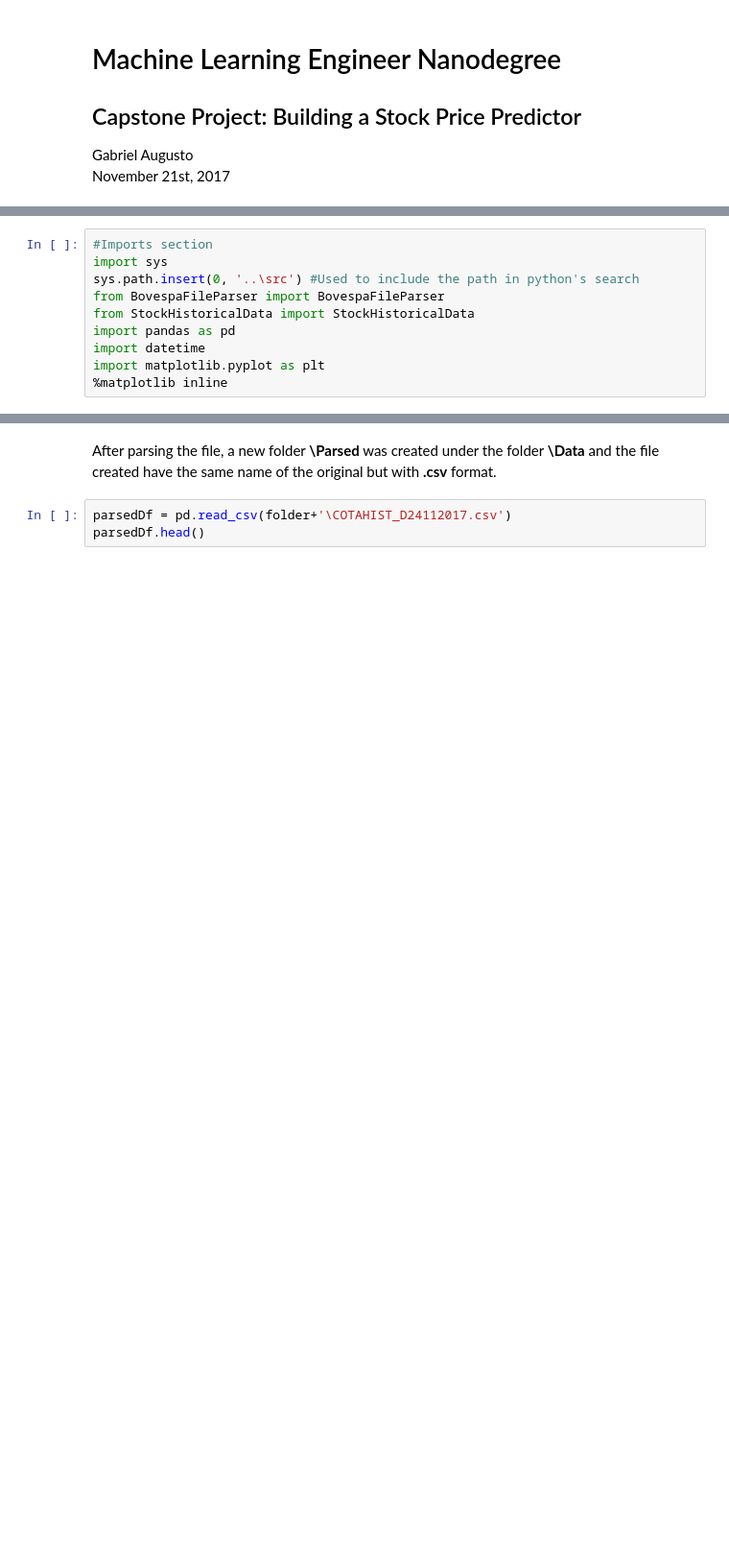
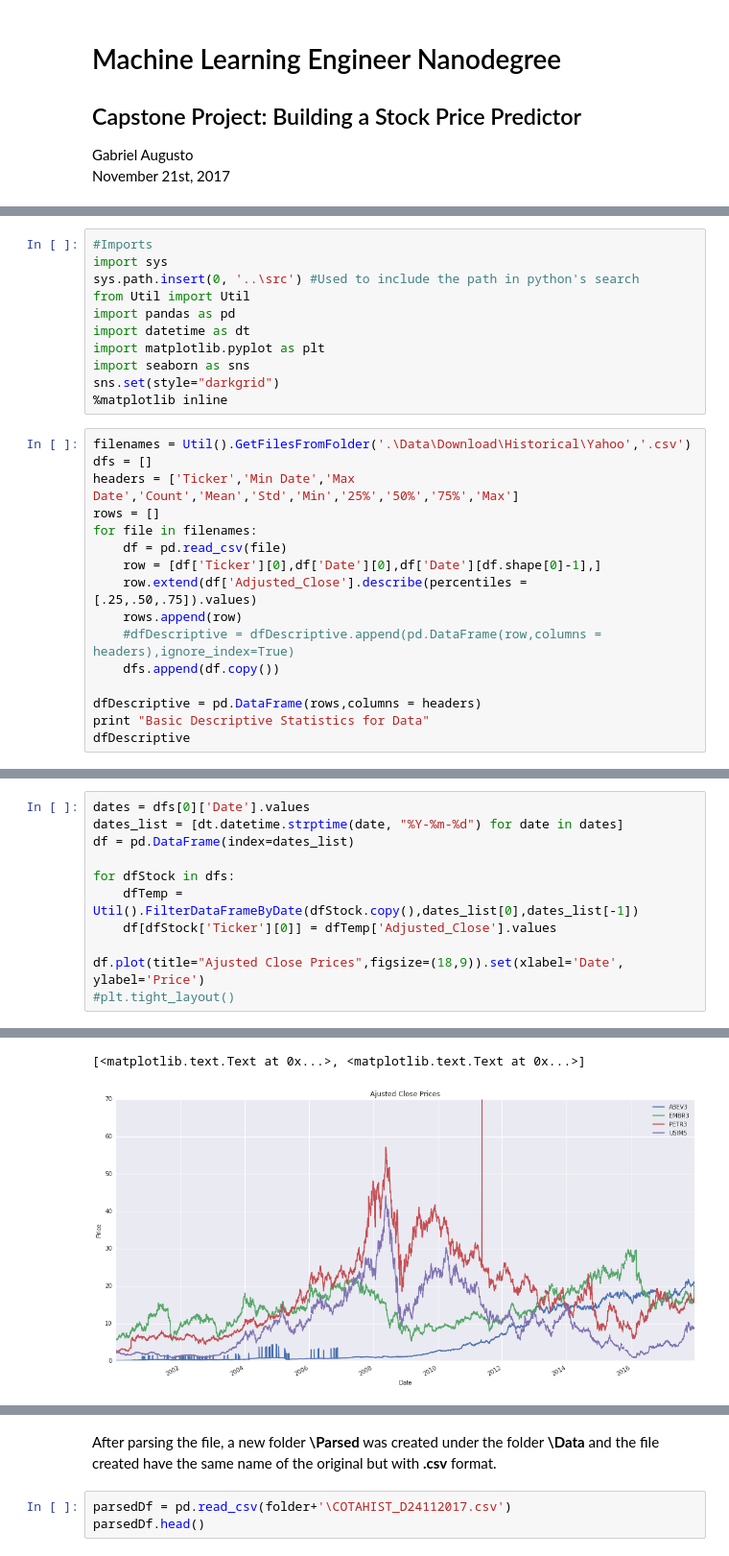
Before and after one commit to gabriel301/MLNanodregree, a Jupyter notebook: projects/capstone/CapstoneProject/Report/Capstone Report.ipynb, the cells around one changed output, grey strips where cells are left out. Shown at 96% size. Cells and saved outputs as stored; diff of their text form; blank space fills up the shorter version.

Commit message:
- Report Section 1

```diff
--- a/projects/capstone/CapstoneProject/Report/Capstone Report.ipynb
+++ b/projects/capstone/CapstoneProject/Report/Capstone Report.ipynb
@@ -118,10 +107,27 @@ In the snippet below, it is imported a module that I created to handle with B3 f
 # %%
-#Imports section
+#Imports
 import sys
 sys.path.insert(0, '..\src') #Used to include the path in python's search
-from BovespaFileParser import BovespaFileParser
-from StockHistoricalData import StockHistoricalData
+from Util import Util
 import pandas as pd
-import datetime
+import datetime as dt
 import matplotlib.pyplot as plt
+import seaborn as sns
+sns.set(style="darkgrid")
 %matplotlib inline
+# %%
+filenames = Util().GetFilesFromFolder('.\Data\Download\Historical\Yahoo','.csv')
+dfs = []
+headers = ['Ticker','Min Date','Max Date','Count','Mean','Std','Min','25%','50%','75%','Max']
+rows = []
+for file in filenames:
+    df = pd.read_csv(file)
+    row = [df['Ticker'][0],df['Date'][0],df['Date'][df.shape[0]-1],]
+    row.extend(df['Adjusted_Close'].describe(percentiles = [.25,.50,.75]).values)
+    rows.append(row)
+    #dfDescriptive = dfDescriptive.append(pd.DataFrame(row,columns = headers),ignore_index=True)
+    dfs.append(df.copy())
+
+dfDescriptive = pd.DataFrame(rows,columns = headers)
+print "Basic Descriptive Statistics for Data"
+dfDescriptive
@@ -127,0 +145,12 @@ import matplotlib.pyplot as plt
+# %%
+dates = dfs[0]['Date'].values
+dates_list = [dt.datetime.strptime(date, "%Y-%m-%d") for date in dates]
+df = pd.DataFrame(index=dates_list)
+
+for dfStock in dfs:
+    dfTemp = Util().FilterDataFrameByDate(dfStock.copy(),dates_list[0],dates_list[-1])
+    df[dfStock['Ticker'][0]] = dfTemp['Adjusted_Close'].values
+
+df.plot(title="Ajusted Close Prices",figsize=(18,9)).set(xlabel='Date', ylabel='Price')
+#plt.tight_layout()
+# %% [output]
@@ -128,3 +165,5 @@ import matplotlib.pyplot as plt
+[<matplotlib.text.Text at 0x...>, <matplotlib.text.Text at 0x...>]
+[figure, added]
 # %%
 bovespa = BovespaFileParser()
 folder = bovespa.ParseFolder('..\Data\B3','..\Data',False)
```
Also changed, not shown: parts of 10 cells of this notebook, 2 other files.
